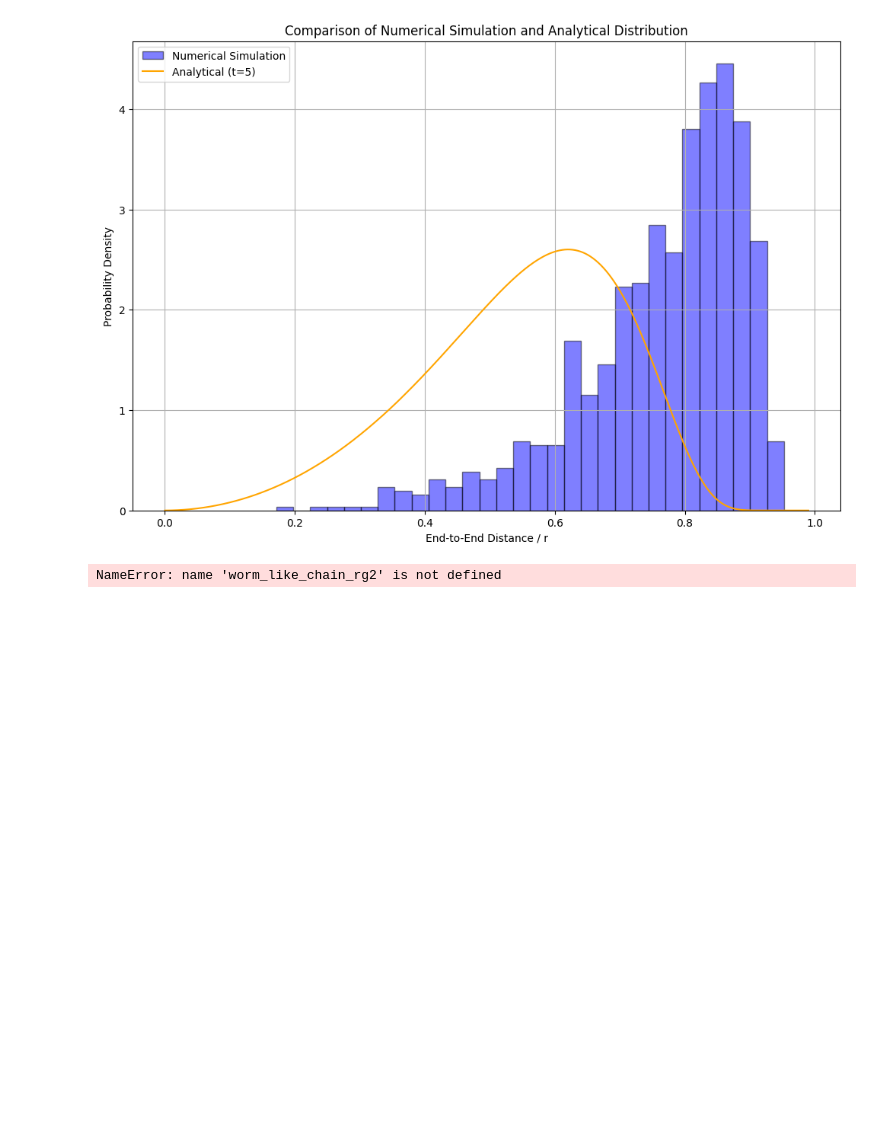
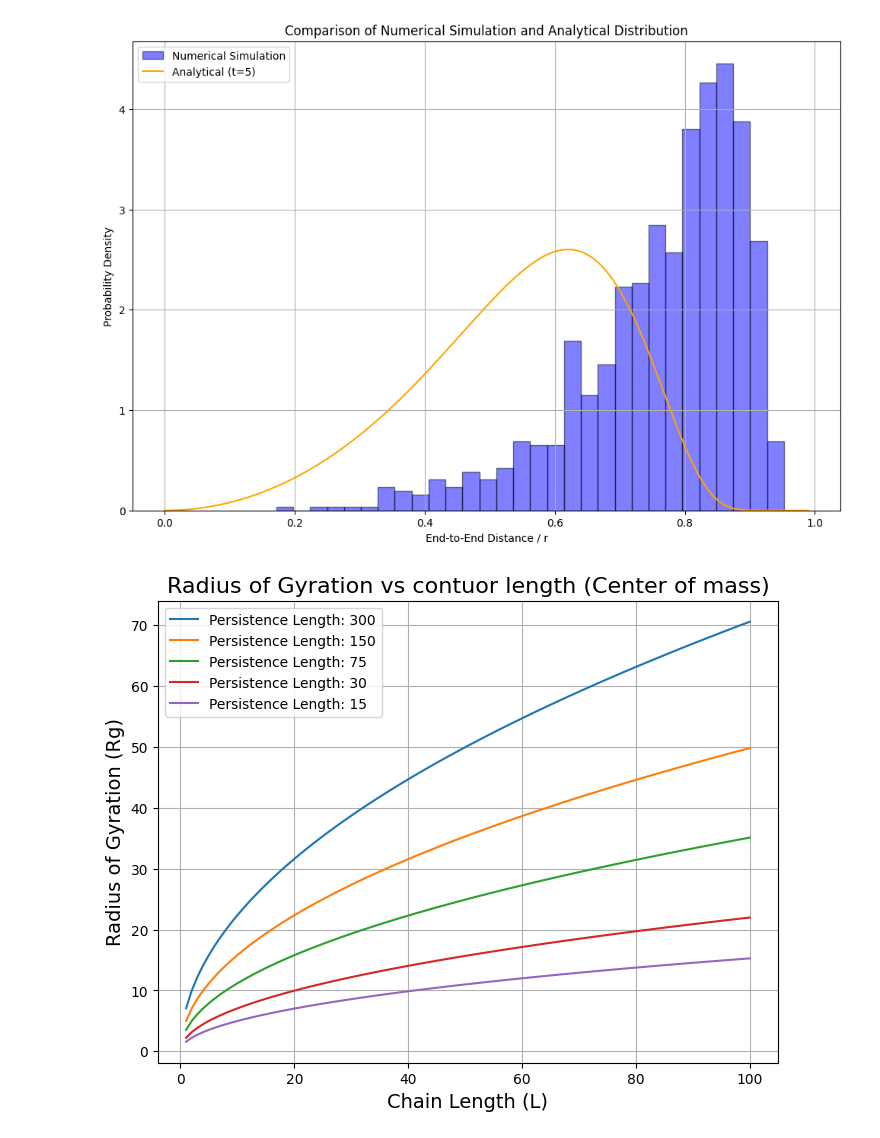
Before and after one commit to B-hub-hue/Python.exam_polymer, a Jupyter notebook: Python_exam_py.ipynb, the cells around one changed output. Cells and saved outputs as stored; diff of their text form; code cells hidden in the pictures; blank space fills up the shorter version.

Commit message:
the radius of gyration vs contour length

```diff
--- a/Python_exam_py.ipynb
+++ b/Python_exam_py.ipynb
@@ -194,27 +194,34 @@ plt.grid(True)
 plt.show()
 # %% [output]
 [figure]
-# %%
-# calcualating the radius of gyration
-import numpy as np
-import matplotlib.pyplot as plt
-
-N=100 #num_segments
-L = 1 # L is number of each segment
-contour_length = L * N
-persistence_lengths = np.array([300, 150, 75, 30, 15])
-def gaussian_chain_rg2(N, L):
-    return N * L**2
-def center_of_mass(positions):
-    return np.mean(positions, axis=0)
-
-def radius_of_gyration(positions):
-    com = center_of_mass(positions)
-    return np.mean(np.linalg.norm(positions - com, axis=1)**2)
-
-# Calculate Rg^2 for Gaussian chain
-Rg2_gaussian = gaussian_chain_rg2(N, L)
-#calculating rg^2 for (WLC)
-Rg2_wlc = worm_like_chain_rg2(N, L, persistence_lengths)
-# %% [output]
-NameError: name 'worm_like_chain_rg2' is not defined
+# %%
+import numpy as np
+import matplotlib.pyplot as plt
+
+#defing the parameters
+N = 100 # Number of segments
+L_values = np.linspace(1, 100, 100) # contour lengths
+persistence_lengths = [300, 150, 75, 30, 15]
+
+# Function to calculate radius of gyration relative to the center of mass
+# insted of calculating the center of mass separatly, it calculated from the nature of random walk distrbution
+# in other words Calculate Rg using the Gaussian chain approximation (relative to center of mass)
+def radius_of_gyration(L, N, lp):
+  segment_length = L/N
+  return np.sqrt((N * segment_length * lp)/6 * (1 - segment_length/lp))
+
+# plotting the graph
+plt.figure(figsize=(8, 6))
+
+for lp in persistence_lengths:
+  Rg_values = [radius_of_gyration(L, N, lp) for L in L_values]
+  plt.plot(L_values, Rg_values, label=f'Persistence Length: {lp}')
+
+plt.xlabel('Chain Length (L)', fontsize=14)
+plt.ylabel('Radius of Gyration (Rg)', fontsize=14)
+plt.title('Radius of Gyration vs contuor length (Center of mass)', fontsize=16)
+plt.legend()
+plt.grid(True)
+plt.show()
+# %% [output]
+[figure, added]
```
